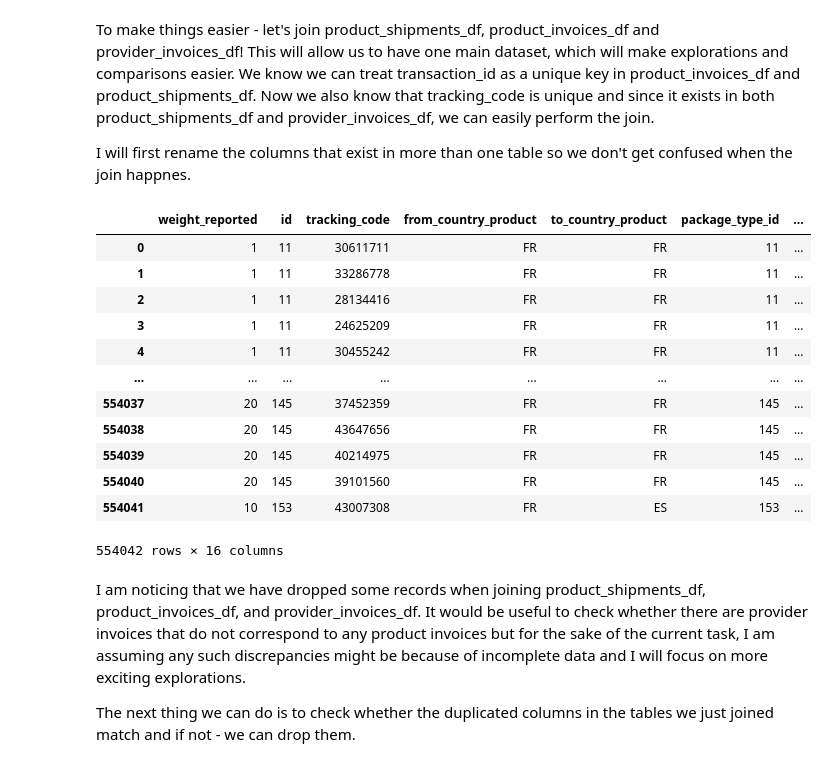
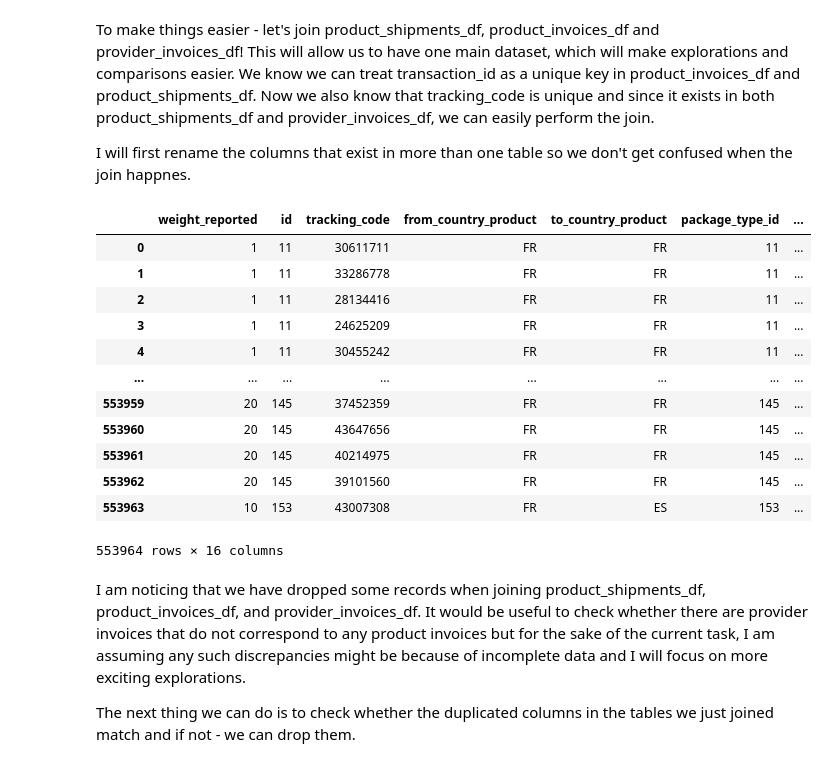
Before and after one commit to evalkova/vinted_task, a Jupyter notebook: vinted_notebook.ipynb, the cells around one changed output. Drawn from its saved outputs; the diff is of its cells as text; code cells hidden in the pictures.

```diff
--- a/vinted_notebook.ipynb
+++ b/vinted_notebook.ipynb
@@ -181,5 +164,0 @@ We can see that there are 4 duplicated tracking code values. This seems like a d
-# %%
-duplicates = [12878564, 12795958]
-product_shipments_df = product_shipments_df.drop(product_shipments_df[ids.isin(duplicates)].index)
-isTrackingCdUnique = product_shipments_df["tracking_code"].is_unique
-print("tracking_code is Unique: " + str(isTrackingCdUnique) + '\n')
@@ -203,0 +165,5 @@ product_shipments_df
+# %%
+# Dropping duplicated values and checking whether tracking_code is unique now - this can be extracted in a separate function
+duplicates = product_shipments_df_duplicated_tracking.tracking_code.unique()
+product_shipments_df = product_shipments_df[~product_shipments_df.tracking_code.isin(duplicates)]
+transformer.check_if_unique_id(product_shipments_df, 'tracking_code')
@@ -229,6 +217,2 @@ dtype: int64
 # %% [markdown]
 The same repeated tracking_ids can be found in the provider_invoices data and we will get rid of them for the sake of easier exploration of trends.
-# %%
-provider_invoices_df = provider_invoices_df.drop(provider_invoices_df[ids.isin(duplicates)].index)
-isTrackingCdUnique = provider_invoices_df["tracking_code"].is_unique
-print("tracking_code is Unique: " + str(isTrackingCdUnique) + '\n')
@@ -236,0 +219,6 @@ tracking_code is Unique: False
+# %%
+# Dropping duplicated values and checking whether tracking_code is unique now - this can be extracted in a separate function
+# provider_invoices_df = provider_invoices_df.drop(provider_invoices_df[ids.isin(duplicates)].index)
+provider_invoices_df = provider_invoices_df[~provider_invoices_df.tracking_code.isin(duplicates)]
+
+transformer.check_if_unique_id(provider_invoices_df, 'tracking_code')
@@ -294,33 +287,33 @@ To make things easier - let's join product_shipments_df, product_invoices_df and
 
 I will first rename the columns that exist in more than one table so we don't get confused when the join happnes.
 # %%
-product_shipments_df.rename(columns={'from_country':'from_country_product', 'to_country':'to_country_product'}, inplace = True)
-product_invoices_df.rename(columns={'amount':'amount_product'}, inplace = True)
-provider_invoices_df.rename(columns={'from_country':'from_country_provider', 'to_country':'to_country_provider',
-                                     'amount':'amount_provider'}, inplace = True)
+renamed_product_shipments_df = product_shipments_df.rename(columns={'from_country':'from_country_product', 'to_country':'to_country_product'})
+renamed_product_invoices_df = product_invoices_df.rename(columns={'amount':'amount_product'})
+renamed_provider_invoices_df = provider_invoices_df.rename(columns={'from_country':'from_country_provider', 'to_country':'to_country_provider',
+                                     'amount':'amount_provider'})
 
-product_invoices_shipments_df = pd.merge(product_shipments_df, product_invoices_df, on='transaction_id')
-product_provider_invoices_shipments_df = pd.merge(product_invoices_shipments_df, provider_invoices_df,
+product_invoices_shipments_df = pd.merge(renamed_product_shipments_df, renamed_product_invoices_df, on='transaction_id')
+product_provider_invoices_shipments_df = pd.merge(product_invoices_shipments_df, renamed_provider_invoices_df,
                                                   on='tracking_code')
 
 full_df = pd.merge(product_package_types_df[['weight_reported', 'id']],product_provider_invoices_shipments_df,
                                                   left_on='id', right_on='package_type_id', how='right')
 
 full_df
 # %% [output]
 |  | weight_reported | id | tracking_code | from_country_product | to_country_product | package_type_id | ... |
 | 0 | 1 | 11 | 30611711 | FR | FR | 11 | ... |
 | 1 | 1 | 11 | 33286778 | FR | FR | 11 | ... |
 | 2 | 1 | 11 | 28134416 | FR | FR | 11 | ... |
 | 3 | 1 | 11 | 24625209 | FR | FR | 11 | ... |
 | 4 | 1 | 11 | 30455242 | FR | FR | 11 | ... |
 | ... | ... | ... | ... | ... | ... | ... | ... |
-| 554037 | 20 | 145 | 37452359 | FR | FR | 145 | ... |
-| 554038 | 20 | 145 | 43647656 | FR | FR | 145 | ... |
-| 554039 | 20 | 145 | 40214975 | FR | FR | 145 | ... |
-| 554040 | 20 | 145 | 39101560 | FR | FR | 145 | ... |
-| 554041 | 10 | 153 | 43007308 | FR | ES | 153 | ... |
+| 553959 | 20 | 145 | 37452359 | FR | FR | 145 | ... |
+| 553960 | 20 | 145 | 43647656 | FR | FR | 145 | ... |
+| 553961 | 20 | 145 | 40214975 | FR | FR | 145 | ... |
+| 553962 | 20 | 145 | 39101560 | FR | FR | 145 | ... |
+| 553963 | 10 | 153 | 43007308 | FR | ES | 153 | ... |
-554042 rows × 16 columns
+553964 rows × 16 columns
 # %% [markdown]
 I am noticing that we have dropped some records when joining product_shipments_df, product_invoices_df, and provider_invoices_df. It would be useful to check whether there are provider invoices that do not correspond to any product invoices but for the sake of the current task, I am assuming any such discrepancies might be because of incomplete data and I will focus on more exciting explorations.
 
```
Also changed, not shown: parts of 42 cells of this notebook, 2 other files.
